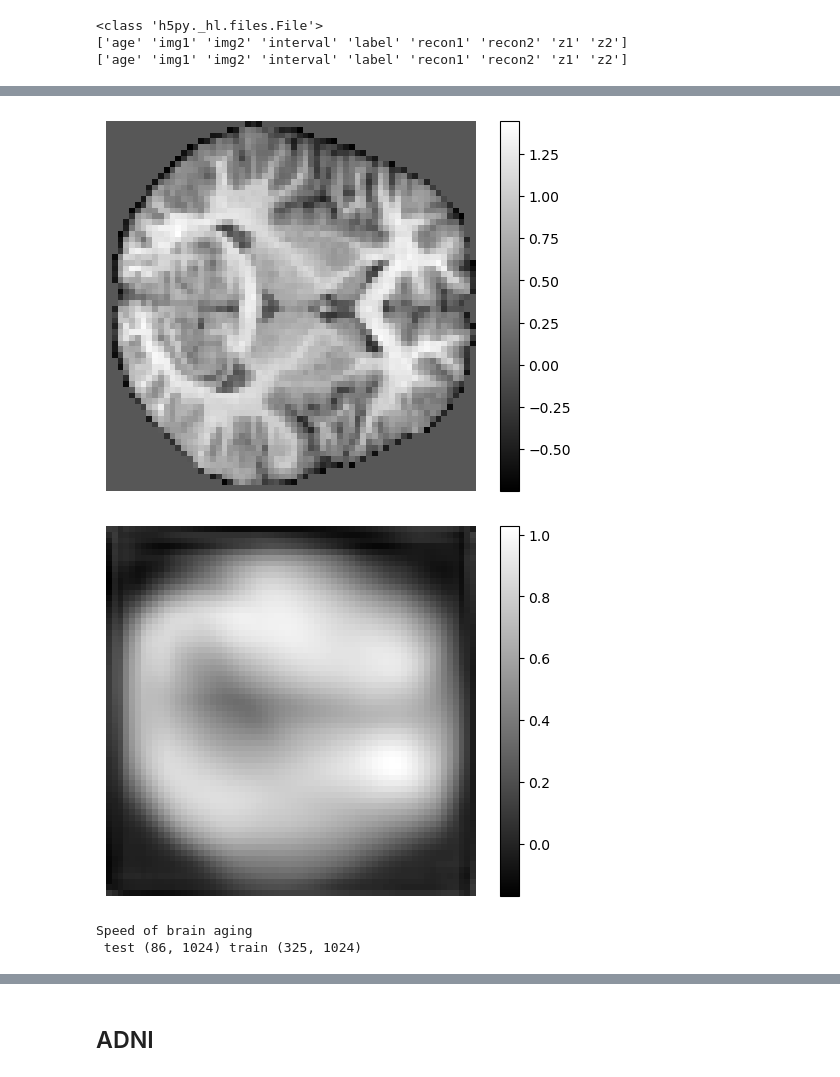
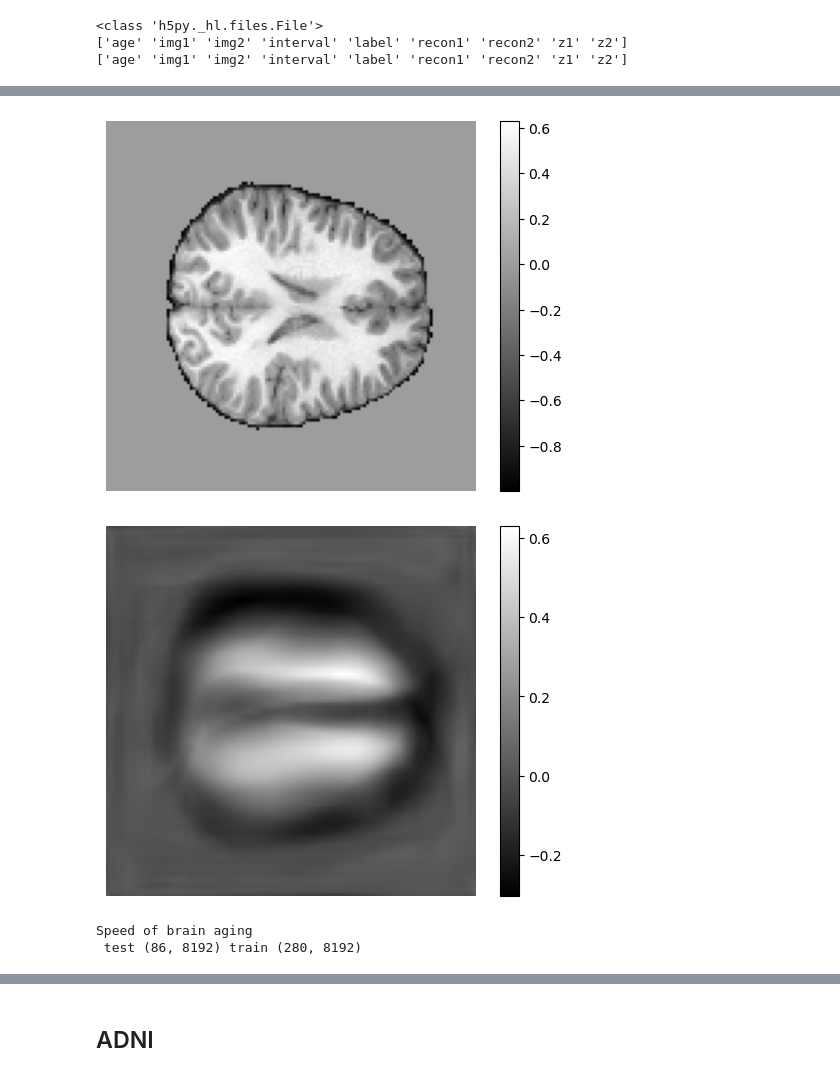
Before and after one commit to Andjelaaaa/longitudinal-neighbourhood-embedding, a Jupyter notebook: src/visualization.ipynb, the cells around one changed output, grey strips where cells are left out. Saved outputs shown, nothing was run; the diff lists cells and outputs as text; code cells hidden in the pictures.

```diff
--- a/src/visualization.ipynb
+++ b/src/visualization.ipynb
@@ -176,12 +178,15 @@ val (38, 5)
 # %% [markdown]
 ## Health Aging
 # %%
-ckpt_path = '/media/andjela/SeagatePor1/LSSL/data/CP/LSP/'
+# ckpt_path = '/media/andjela/SeagatePor1/LSSL/data/CP/LSP/'
+ckpt_path = '/home/andjela/Documents/longitudinal-neighbourhood-embedding/ckpt/CP/LSP/'
+time_label = '2023_6_14_16_57' #ls=8192, bs=16, uncrop_128, aug
+# time_label = '2023_6_15_11_54' #ls=1024, bs=16, uncrop_64, no aug
 # time_label = '2023_6_5_11_51'  # ls=1024, bs=64
 # time_label = '2023_6_8_14_6'  # ls=1024, bs=16
 # time_label = '2023_6_12_12_4'  # ls=1024, bs=16, e: 150, crop
 # time_label = '2023_6_12_11_30'  # ls=1024, bs=16, e: 150, uncrop
-time_label = '2023_6_12_15_50'  # ls=1024, bs=64, e: 300, crop
+# time_label = '2023_6_12_15_50'  # ls=1024, bs=64, e: 300, crop
 data_train = h5py.File(ckpt_path+time_label+'/result_train/results_allbatch.h5', 'r')
 data = h5py.File(ckpt_path+time_label+'/result_test/results_alldataset.h5', 'r')
 # %%
@@ -236,21 +241,21 @@ plt.show()
 # %%
 # Extract the slice from the image data
-slice_index = 32
-sub_index = 22
+slice_index = 64
+sub_index = 70
 slice_data_img = np.squeeze(img_2)[sub_index, :, :, slice_index]
 slice_data_recon = np.squeeze(recon_2)[sub_index, :, :, slice_index]
 # Plot the slice using Matplotlib
 plt.imshow(slice_data_img, cmap='gray')
 plt.colorbar()
 plt.axis('off')
 plt.show()
 plt.imshow(slice_data_recon, cmap='gray')
 plt.colorbar()
 plt.axis('off')
 plt.show()
 # %% [output]
-[figure, old version]
+[figure, new version]
-[figure, old version]
+[figure, new version]
 # %%
 # label_raw = np.array(data['label']).astype(int)
 # label_raw = (label_raw > 0).astype(int)
@@ -271,4 +276,4 @@ delta_z_raw_train = (z2_raw_train - z1_raw_train) / np.expand_dims(interval_raw_
 print('Speed of brain aging \n', 'test', delta_z_raw.shape, 'train', delta_z_raw_train.shape)
 # %% [output]
 Speed of brain aging
- test (86, 1024) train (325, 1024)
+ test (86, 8192) train (280, 8192)
```
Also changed, not shown: parts of 17 cells of this notebook, 5 other files.
